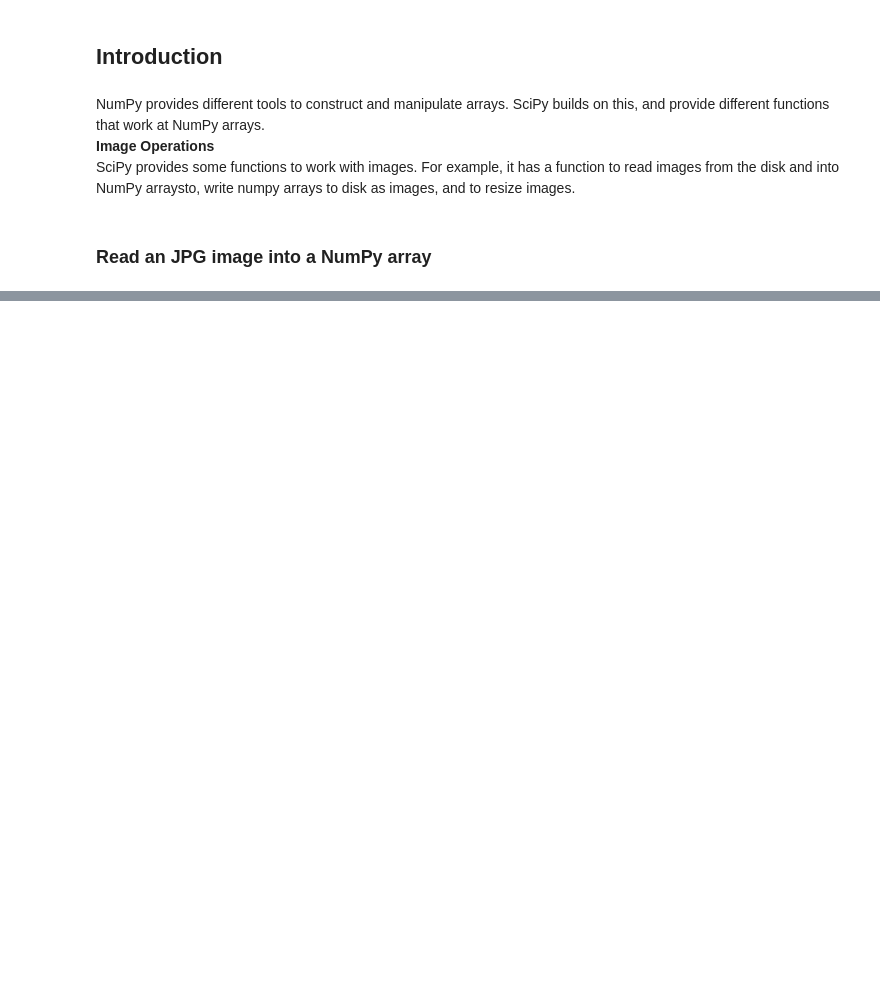
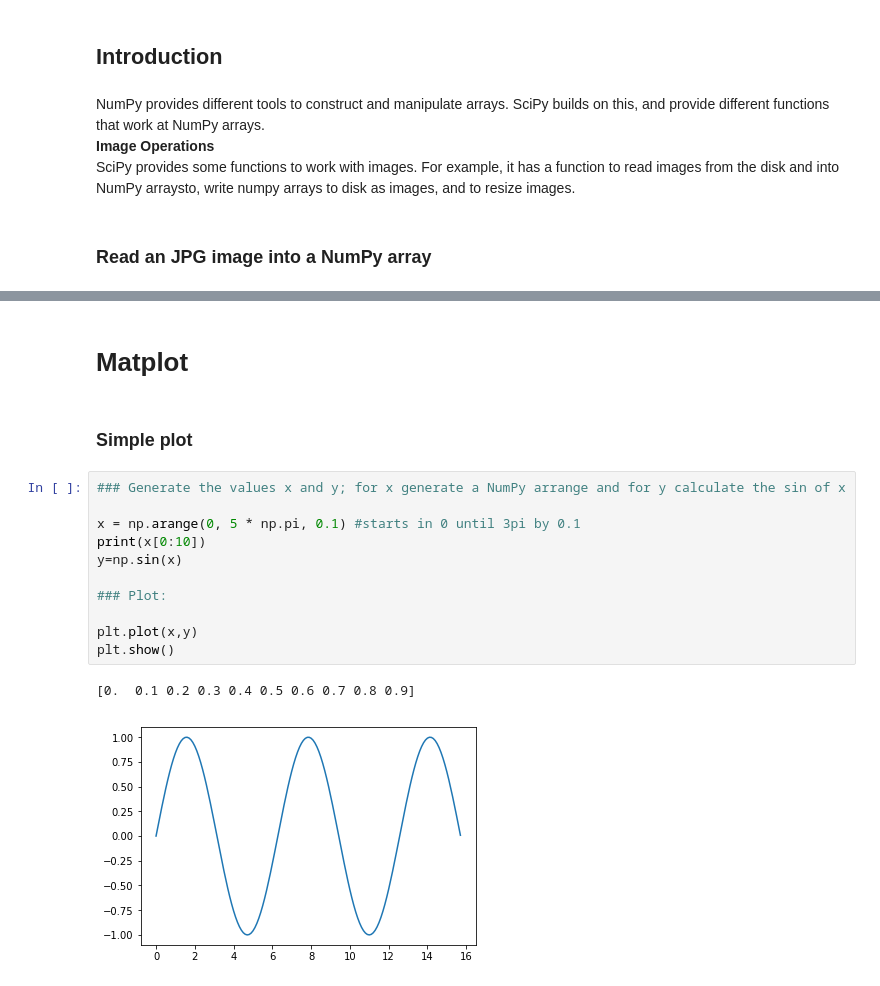
Before and after one commit to razielar/Deep-Learning-AI-Barcelona-2018, a Jupyter notebook: Introduction/Python SciPy and Matplotlib.ipynb, the cells around one changed output, grey strips where cells are left out. Cells and saved outputs as stored; diff of their text form; blank space fills up the shorter version.

```diff
--- a/Introduction/Python SciPy and Matplotlib.ipynb
+++ b/Introduction/Python SciPy and Matplotlib.ipynb
@@ -25,0 +76,18 @@ Use ``imageio.imread`` instead.
+# %% [markdown]
+# Matplot
+# %% [markdown]
+### Simple plot
+# %%
+### Generate the values x and y; for x generate a NumPy arrange and for y calculate the sin of x
+
+x = np.arange(0, 5 * np.pi, 0.1) #starts in 0 until 3pi by 0.1
+print(x[0:10])
+y=np.sin(x)
+
+### Plot:
+
+plt.plot(x,y)
+plt.show()
+# %% [output]
+[0.  0.1 0.2 0.3 0.4 0.5 0.6 0.7 0.8 0.9]
+[figure, added]
```
Also changed, not shown: parts of 11 cells of this notebook.
